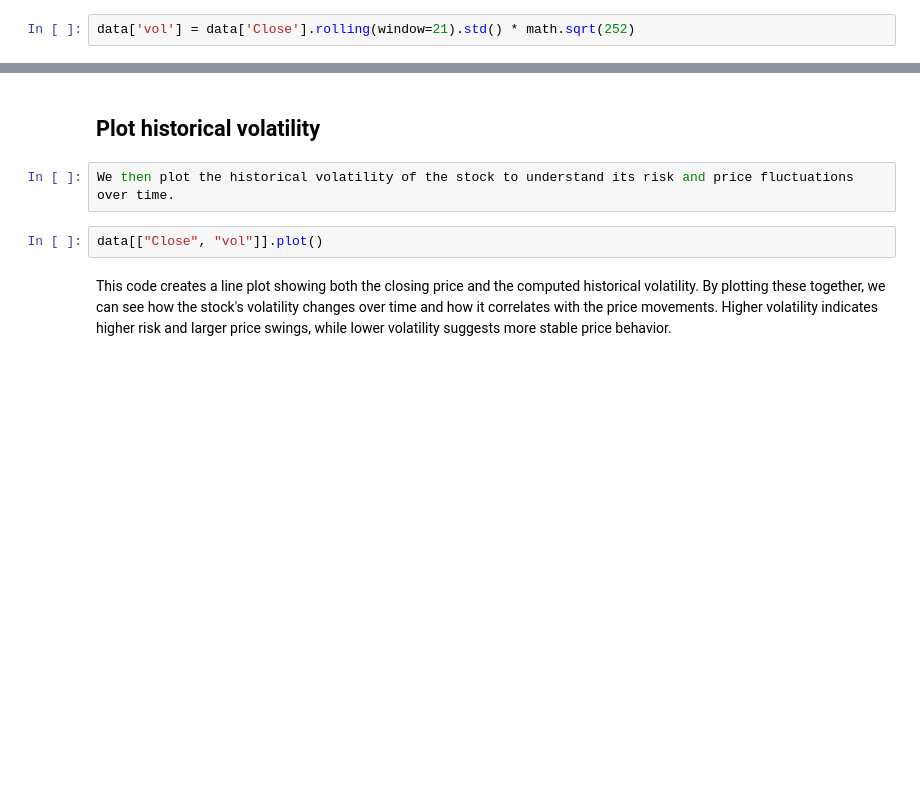
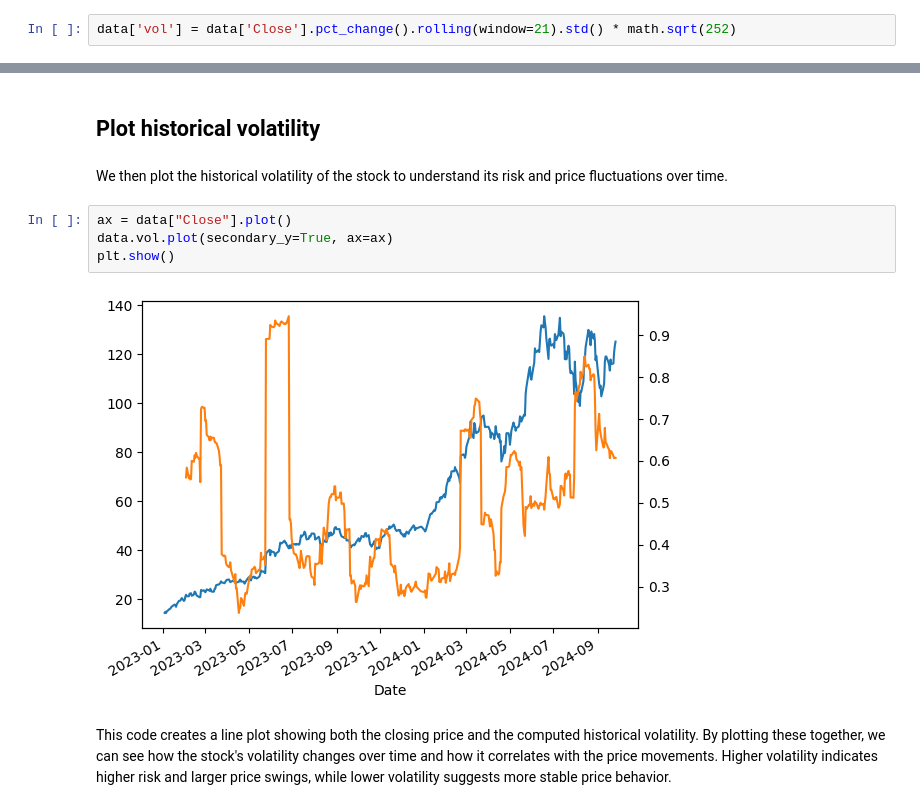
Before and after one commit to pyquantnews/PyQuantNewsletter, a Jupyter notebook: 115_PandasMarketDataAnalysis.ipynb, the cells around one changed output, grey strips where cells are left out. Saved outputs shown, nothing was run; the diff lists cells and outputs as text; blank space fills up the shorter version.

```diff
--- a/115_PandasMarketDataAnalysis.ipynb
+++ b/115_PandasMarketDataAnalysis.ipynb
@@ -29,7 +40,7 @@ data['SMA20'] = data['Close'].rolling(window=20).mean()
 # %%
 data['SMA50'] = data['Close'].rolling(window=50).mean()
 # %%
-data['vol'] = data['Close'].rolling(window=21).std() * math.sqrt(252)
+data['vol'] = data['Close'].pct_change().rolling(window=21).std() * math.sqrt(252)
 # %%
 data['pct_rank'] = data['Close'].rolling(window=21).rank(pct=True)
 # %% [markdown]
@@ -46,10 +60,14 @@ data[to_plot].plot()
 We store the columns to be plotted (closing price, 20-day SMA, and 50-day SMA) in a list named `to_plot`. Using pandas' `plot` method, we create a line plot for these columns. This visual representation helps us see how the stock's price moves relative to its short-term and long-term trends defined by the moving averages.
 # %% [markdown]
 ## Plot historical volatility
-# %%
-We then plot the historical volatility of the stock to understand its risk and price fluctuations over time.
+# %% [markdown]
+We then plot the historical volatility of the stock to understand its risk and price fluctuations over time.
 # %%
-data[["Close", "vol"]].plot()
+ax = data["Close"].plot()
+data.vol.plot(secondary_y=True, ax=ax)
+plt.show()
+# %% [output]
+[figure, added]
 # %% [markdown]
 This code creates a line plot showing both the closing price and the computed historical volatility. By plotting these together, we can see how the stock's volatility changes over time and how it correlates with the price movements. Higher volatility indicates higher risk and larger price swings, while lower volatility suggests more stable price behavior.
 # %% [markdown]
```
Also changed, not shown: parts of 17 cells of this notebook.
